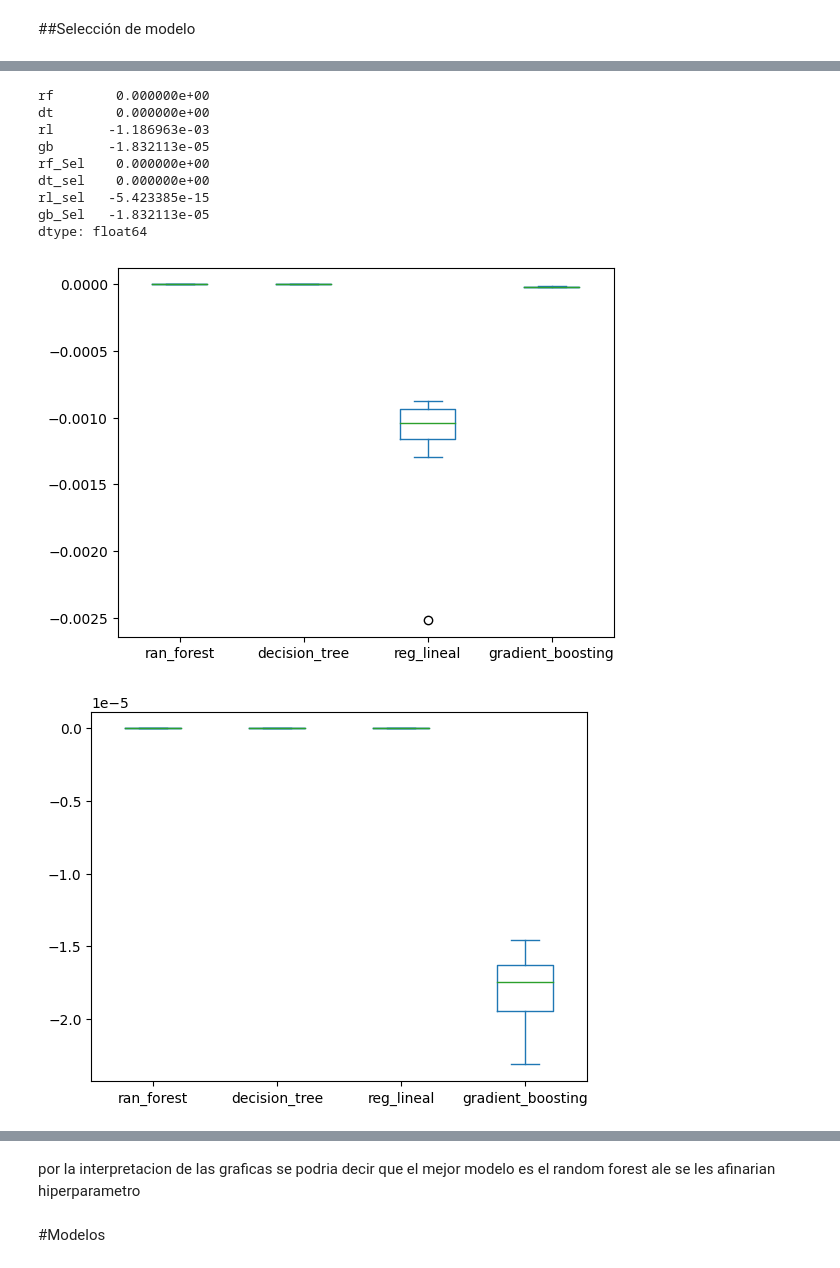
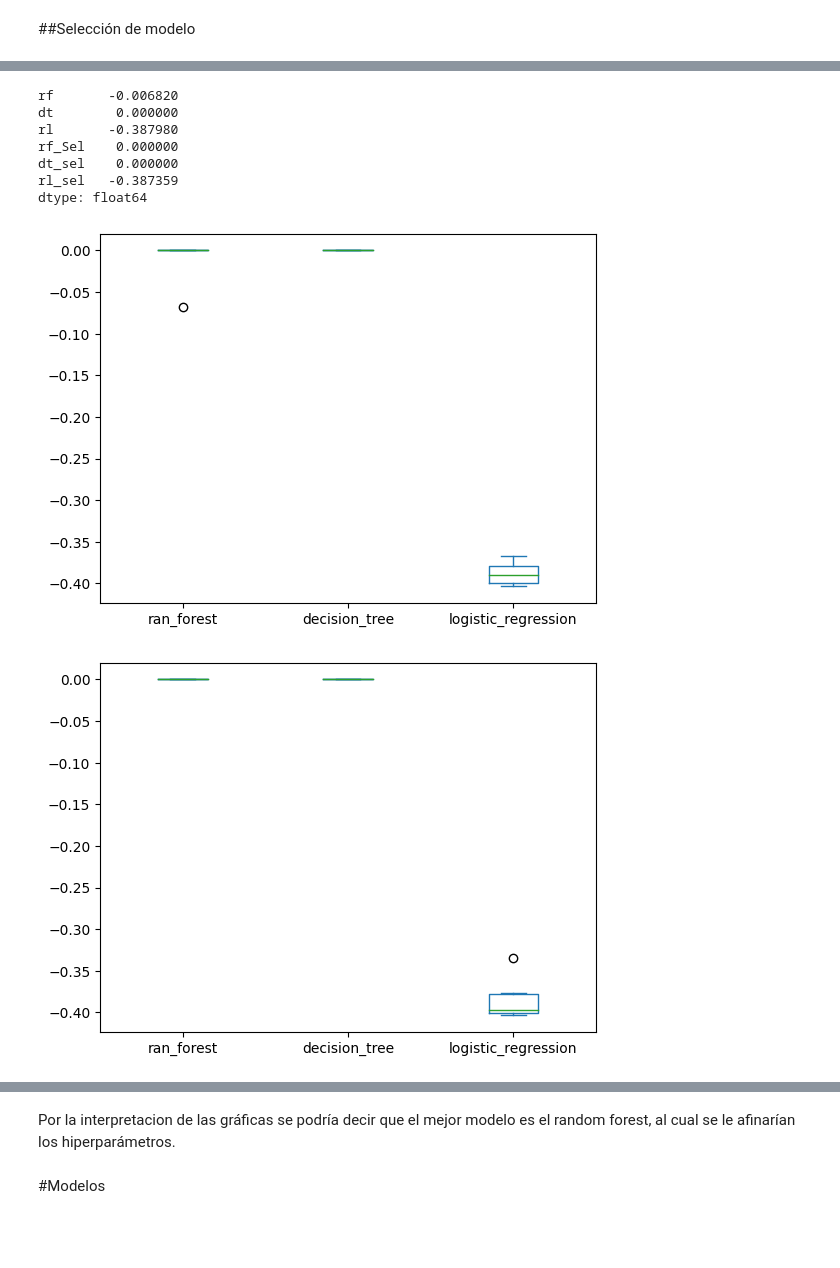
Before and after one commit to veronica1908/RH_Entrega1, a Jupyter notebook: 3_modelo.ipynb, the cells around one changed output, grey strips where cells are left out. Saved outputs shown, nothing was run; the diff lists cells and outputs as text; code cells hidden in the pictures; blank space fills up the shorter version.

Commit message:
Ajuste en los modelos, se incluye regresión logística

```diff
--- a/3_modelo.ipynb
+++ b/3_modelo.ipynb
@@ -212,7 +193,7 @@ def medir_modelos(modelos,scoring,X,y,cv):
         pdscores=pd.DataFrame(scores)
         metric_modelos=pd.concat([metric_modelos,pdscores],axis=1)
 
-    metric_modelos.columns=["ran_forest","decision_tree","reg_lineal","gradient_boosting"]
+    metric_modelos.columns=["ran_forest","decision_tree","logistic_regression"]
     return metric_modelos
 # %%
 #Nombre de características númericas
@@ -232,8 +213,7 @@ X_trans_db=pd.DataFrame(X_trans,columns=X_final.columns) #se vuelve a convertir
 # se nombran los modelos con hiperparámetros por defecto para compararlos y después se afinan solo los hiperparámetros del mejor
 m_ranfor=RandomForestClassifier()
 m_dtree=tree.DecisionTreeClassifier()
-m_lreg = linear_model.LinearRegression()
-m_gbr = XGBRegressor()
+m_logreg = LogisticRegression()
 # %% [markdown]
 ##Selección de variables
 # %%
@@ -251,7 +231,7 @@ def sel_variables(modelos,X,y,threshold): #función selección de variables
     return var_names_ac
 # %%
 #lista con los modelos para función sel_variables
-modelos=list([m_ranfor,m_dtree, m_lreg, m_gbr])
+modelos=list([m_ranfor,m_dtree,m_logreg])
 
 #se usa función sel_variables para comparar los desempeños de los modelos
 var_names=sel_variables(modelos,X_final,y,threshold="1.5*mean")# threshold selecciona los limites de seleccion de importancia de variables, en este caso selecciona la variables que sean dos veces el promedio
@@ -295,7 +287,7 @@ def medir_modelos(modelos,scoring,X,y,cv):
         pdscores=pd.DataFrame(scores)
         metric_modelos=pd.concat([metric_modelos,pdscores],axis=1)
 
-    metric_modelos.columns=["ran_forest","decision_tree","reg_lineal","gradient_boosting"]
+    metric_modelos.columns=["ran_forest","decision_tree","logistic_regression"]
     return metric_modelos
 # %%
 rmse_X_final=medir_modelos(modelos,"neg_root_mean_squared_error",X_final,y,10) ## base con todas las variables
@@ -321,22 +313,20 @@ A column-vector y was passed when a 1d array was expected. Please change the sha
 # %%
 rmse=pd.concat([rmse_X_final,rmse_X_sel],axis=1)
-rmse.columns=['rf', 'dt', 'rl', 'gb',
-       'rf_Sel', 'dt_sel', 'rl_sel', 'gb_Sel']
+rmse.columns=['rf', 'dt', 'rl',
+       'rf_Sel', 'dt_sel', 'rl_sel']
 
 rmse_X_final.plot(kind='box') #### gráfico para modelos todas las varibles
 rmse_X_sel.plot(kind='box') ### gráfico para modelo variables seleccionadas
 rmse.plot(kind='box') ### gráfico para modelos sel y todas las variables
 
 rmse.mean() ### medias de mape
 # %% [output]
-rf        0.000000e+00
-dt        0.000000e+00
-rl       -1.186963e-03
-gb       -1.832113e-05
-rf_Sel    0.000000e+00
-dt_sel    0.000000e+00
-rl_sel   -5.423385e-15
-gb_Sel   -1.832113e-05
+rf       -0.006820
+dt        0.000000
+rl       -0.387980
+rf_Sel    0.000000
+dt_sel    0.000000
+rl_sel   -0.387359
 dtype: float64
-[figure, old version]
+[figure, new version]
-[figure, old version]
+[figure, new version]
@@ -344,5 +334,5 @@ dtype: float64
 # %% [markdown]
-por la interpretacion de las graficas se podria decir que el mejor modelo es el random forest ale se les afinarian hiperparametro
+Por la interpretacion de las gráficas se podría decir que el mejor modelo es el random forest, al cual se le afinarían los hiperparámetros.
 # %% [markdown]
 #Modelos
 # %%
```
Also changed, not shown: parts of 15 cells of this notebook.
